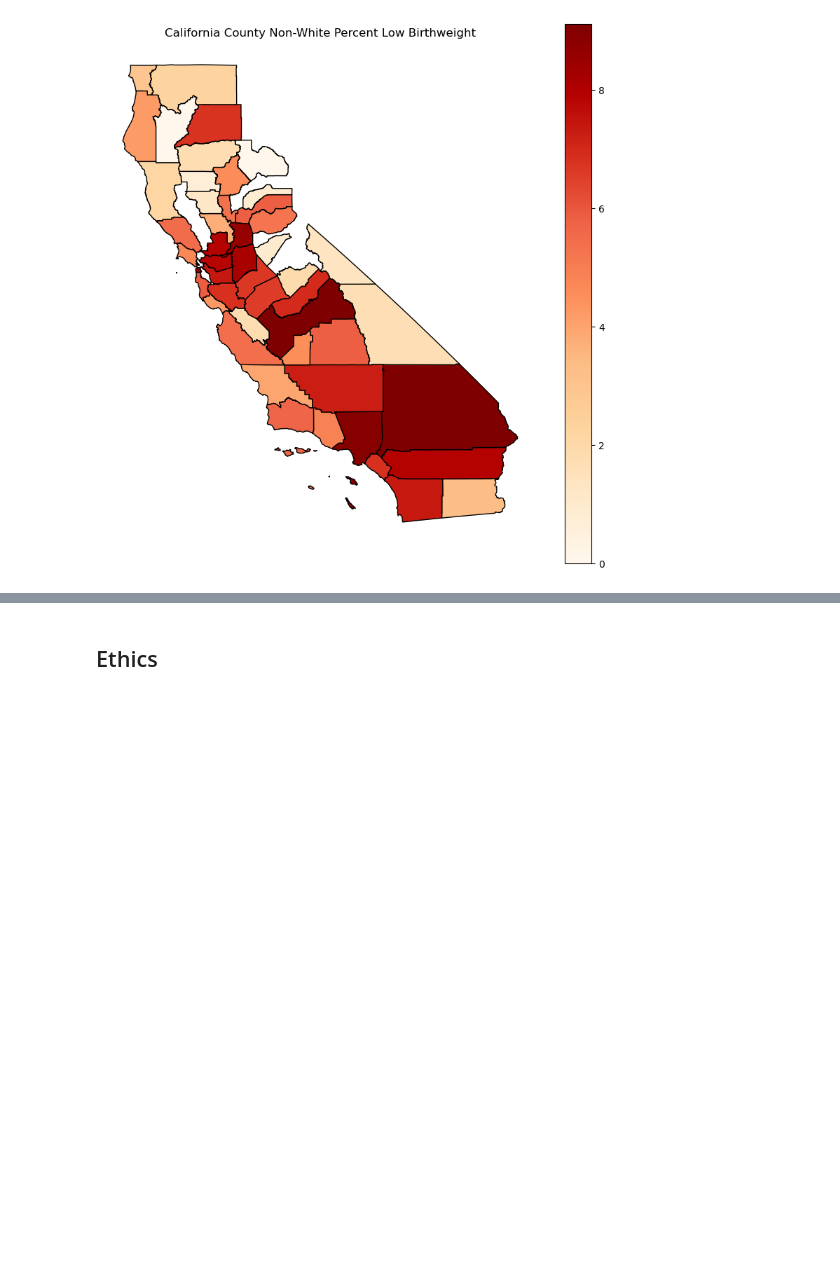
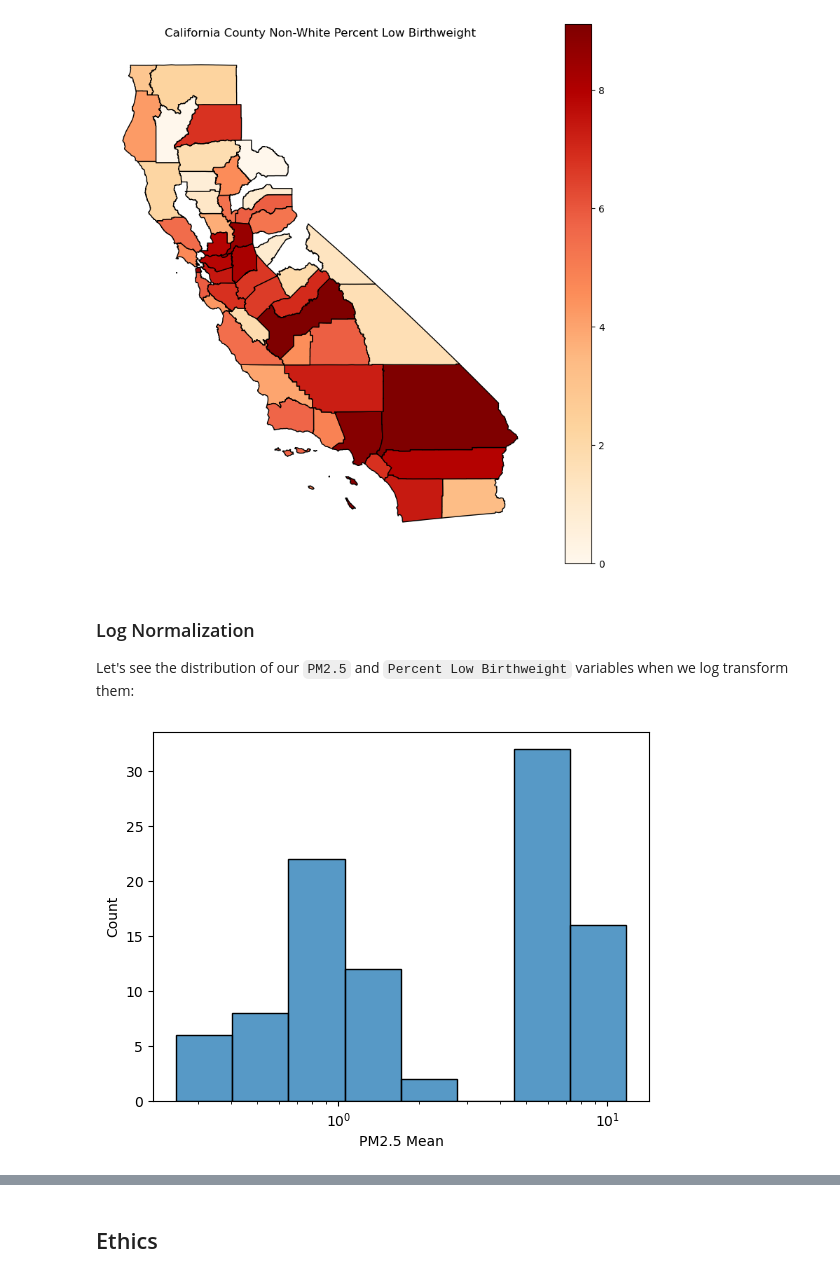
Before and after one commit to COGS108/Group095_WI26, a Jupyter notebook: 02-EDACheckpoint.ipynb, the cells around one changed output, grey strips where cells are left out. Cells and saved outputs as stored; diff of their text form; code cells hidden in the pictures; blank space fills up the shorter version.

```diff
--- a/02-EDACheckpoint.ipynb
+++ b/02-EDACheckpoint.ipynb
@@ -885,3 +885,10 @@ ax.axis('off')
 plt.show()
 # %% [output]
 [figure]
+# %% [markdown]
+### Log Normalization
+Let's see the distribution of our `PM2.5` and `Percent Low Birthweight` variables when we log transform them:
+# %%
+pm25_hist_log = sns.histplot(per_county['PM2.5 Mean'], log_scale=True)
+# %% [output]
+[figure, added]
```
Also changed, not shown: parts of 9 cells of this notebook.
